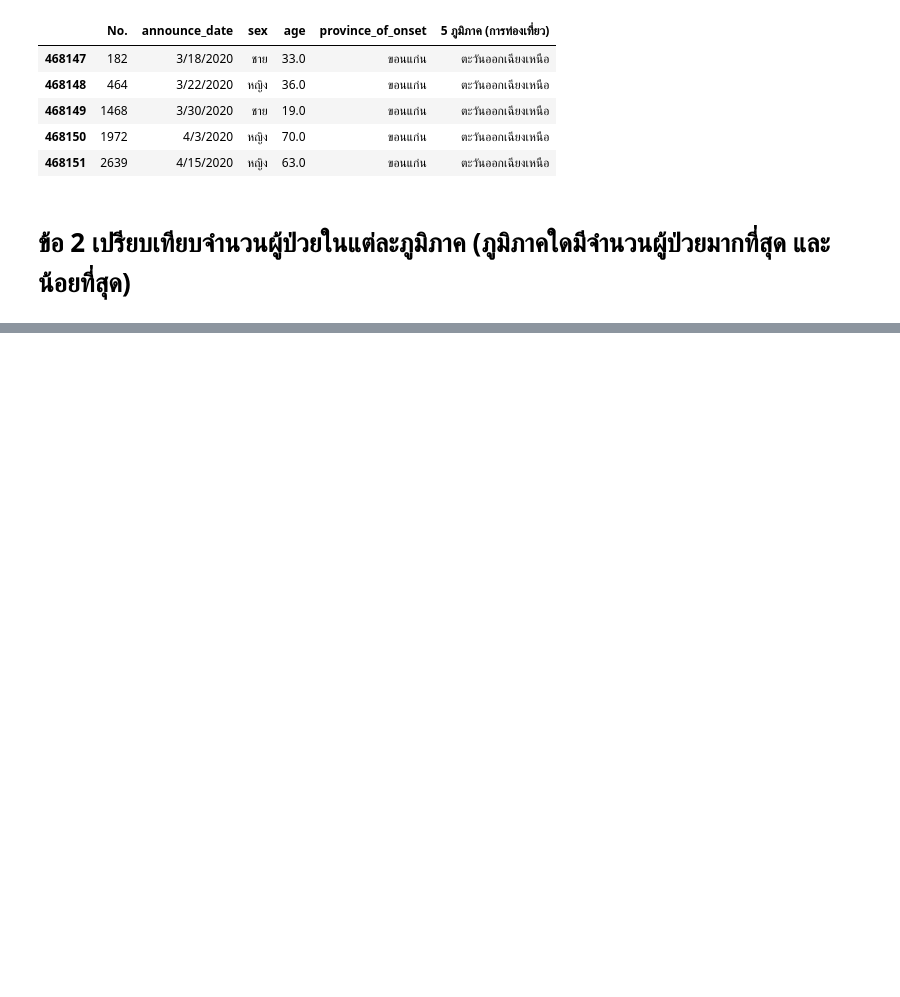
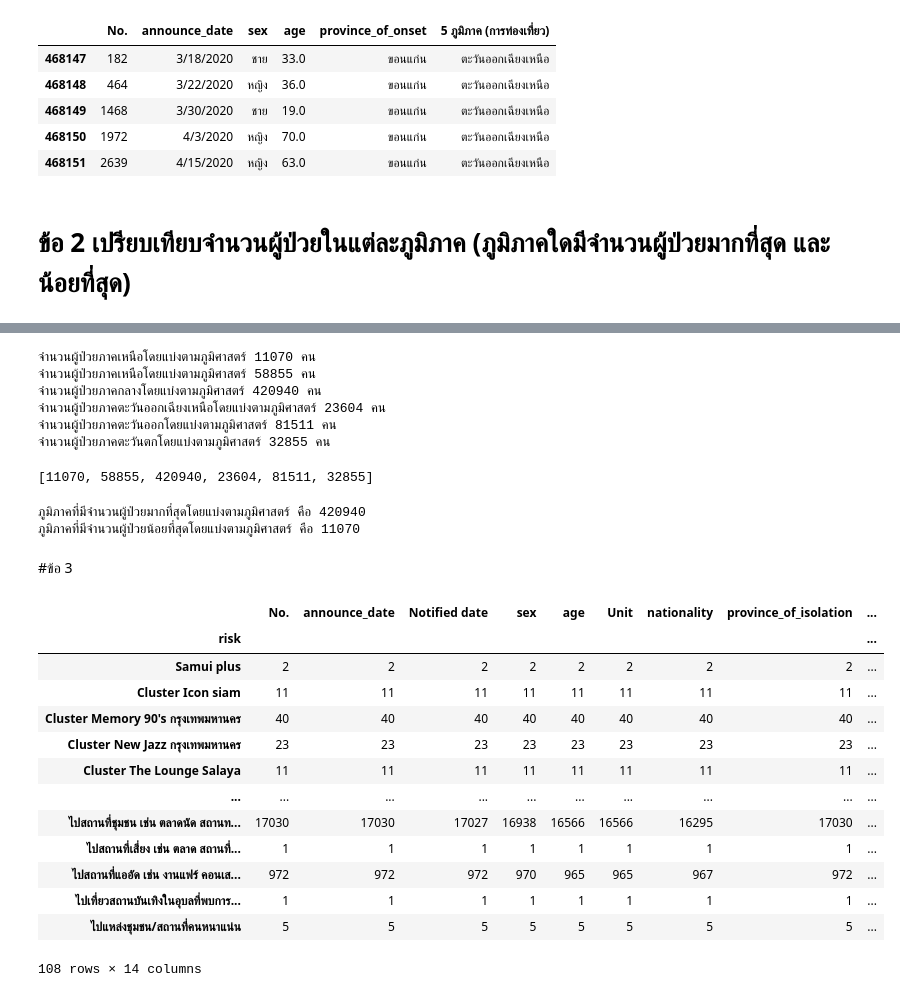
Before and after one commit to suphalaksana/data_viz_2022, a Jupyter notebook: BasicPython&DataViz_midterm2022.ipynb, the cells around one changed output, grey strips where cells are left out. Saved outputs shown, nothing was run; the diff lists cells and outputs as text; code cells hidden in the pictures; blank space fills up the shorter version.

```diff
--- a/BasicPython&DataViz_midterm2022.ipynb
+++ b/BasicPython&DataViz_midterm2022.ipynb
@@ -457,0 +462,60 @@ tourism15.head() #อายุของผู้ป่วยคนแรกจ
+# %%
+north = np.sum(data1['6 ภูมิภาค (ภูมิศาสตร์)']=='เหนือ')
+print(f'จำนวนผู้ป่วยภาคเหนือโดยแบ่งตามภูมิศาสตร์ {north} คน')
+
+south = np.sum(data1['6 ภูมิภาค (ภูมิศาสตร์)']=='ใต้')
+print(f'จำนวนผู้ป่วยภาคเหนือโดยแบ่งตามภูมิศาสตร์ {south} คน')
+
+central = np.sum(data1['6 ภูมิภาค (ภูมิศาสตร์)']=='กลาง')
+print(f'จำนวนผู้ป่วยภาคกลางโดยแบ่งตามภูมิศาสตร์ {central} คน')
+
+northeast = np.sum(data1['6 ภูมิภาค (ภูมิศาสตร์)']=='ตะวันออกเฉียงเหนือ')
+print(f'จำนวนผู้ป่วยภาคตะวันออกเฉียงเหนือโดยแบ่งตามภูมิศาสตร์ {northeast} คน')
+
+eastern = np.sum(data1['6 ภูมิภาค (ภูมิศาสตร์)']=='ตะวันออก')
+print(f'จำนวนผู้ป่วยภาคตะวันออกโดยแบ่งตามภูมิศาสตร์ {eastern} คน')
+
+western = np.sum(data1['6 ภูมิภาค (ภูมิศาสตร์)']=='ตะวันตก')
+print(f'จำนวนผู้ป่วยภาคตะวันตกโดยแบ่งตามภูมิศาสตร์ {western} คน')
+# %% [output]
+จำนวนผู้ป่วยภาคเหนือโดยแบ่งตามภูมิศาสตร์ 11070 คน
+จำนวนผู้ป่วยภาคเหนือโดยแบ่งตามภูมิศาสตร์ 58855 คน
+จำนวนผู้ป่วยภาคกลางโดยแบ่งตามภูมิศาสตร์ 420940 คน
+จำนวนผู้ป่วยภาคตะวันออกเฉียงเหนือโดยแบ่งตามภูมิศาสตร์ 23604 คน
+จำนวนผู้ป่วยภาคตะวันออกโดยแบ่งตามภูมิศาสตร์ 81511 คน
+จำนวนผู้ป่วยภาคตะวันตกโดยแบ่งตามภูมิศาสตร์ 32855 คน
+# %%
+numpeople = [north, south, central, northeast, eastern, western]  # สร้าง list
+numpeople
+# %% [output]
+[11070, 58855, 420940, 23604, 81511, 32855]
+# %%
+numpeople.sort()
+max =  numpeople[-1]
+print(f'ภูมิภาคที่มีจำนวนผู้ป่วยมากที่สุดโดยแบ่งตามภูมิศาสตร์ คือ {max} ')  #ภูมิภาคที่มีจำนวนผู้ป่วยมากที่สุดโดยแบ่งตามภูมิศาสตร์ คือ ภาคกลาง จำนวน 420940 คน
+
+min =  numpeople[0]
+print(f'ภูมิภาคที่มีจำนวนผู้ป่วยน้อยที่สุดโดยแบ่งตามภูมิศาสตร์ คือ {min} ')  #ภูมิภาคที่มีจำนวนผู้ป่วยน้อยที่สุดโดยแบ่งตามภูมิศาสตร์ คือ ภาคเหนือ จำนวน 11070 คน
+# %% [output]
+ภูมิภาคที่มีจำนวนผู้ป่วยมากที่สุดโดยแบ่งตามภูมิศาสตร์ คือ 420940
+ภูมิภาคที่มีจำนวนผู้ป่วยน้อยที่สุดโดยแบ่งตามภูมิศาสตร์ คือ 11070
+# %% [markdown]
+#ข้อ 3
+# %%
+Risk_N_6G = personalcovid_data.groupby('risk').count()
+Risk_N_6G
+# %% [output]
+|  | No. | announce_date | Notified date | sex | age | Unit | nationality | province_of_isolation | ... |
+| risk |  |  |  |  |  |  |  |  | ... |
+| Samui plus | 2 | 2 | 2 | 2 | 2 | 2 | 2 | 2 | ... |
+| Cluster Icon siam | 11 | 11 | 11 | 11 | 11 | 11 | 11 | 11 | ... |
+| Cluster Memory 90's กรุงเทพมหานคร | 40 | 40 | 40 | 40 | 40 | 40 | 40 | 40 | ... |
+| Cluster New Jazz กรุงเทพมหานคร | 23 | 23 | 23 | 23 | 23 | 23 | 23 | 23 | ... |
+| Cluster The Lounge Salaya | 11 | 11 | 11 | 11 | 11 | 11 | 11 | 11 | ... |
+| ... | ... | ... | ... | ... | ... | ... | ... | ... | ... |
+| ไปสถานที่ชุมชน เช่น ตลาดนัด สถานท... | 17030 | 17030 | 17027 | 16938 | 16566 | 16566 | 16295 | 17030 | ... |
+| ไปสถานที่เสี่ยง เช่น ตลาด สถานที่... | 1 | 1 | 1 | 1 | 1 | 1 | 1 | 1 | ... |
+| ไปสถานที่แออัด เช่น งานแฟร์ คอนเส... | 972 | 972 | 972 | 970 | 965 | 965 | 967 | 972 | ... |
+| ไปเที่ยวสถานบันเทิงในอุบลที่พบการ... | 1 | 1 | 1 | 1 | 1 | 1 | 1 | 1 | ... |
+| ไปแหล่งชุมชน/สถานที่คนหนาแน่น | 5 | 5 | 5 | 5 | 5 | 5 | 5 | 5 | ... |
+108 rows × 14 columns
```
Also changed, not shown: parts of 5 cells of this notebook.
